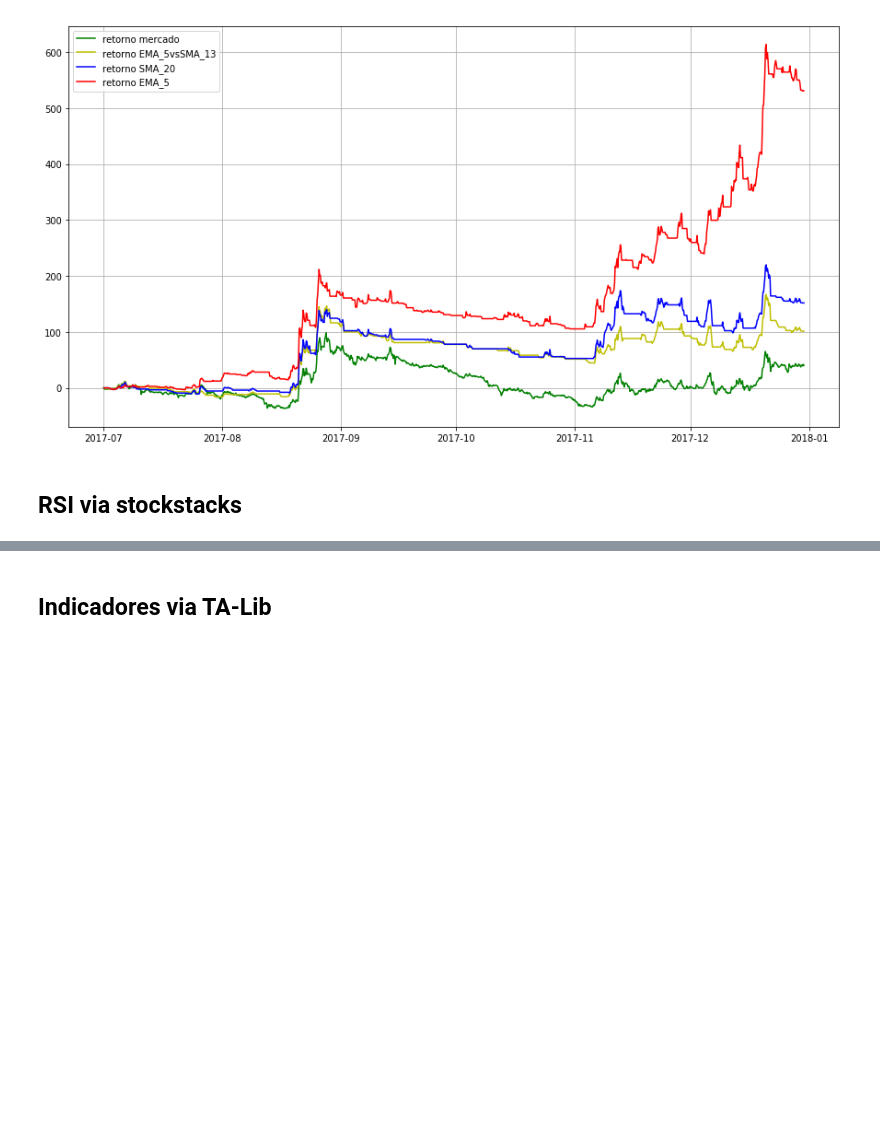
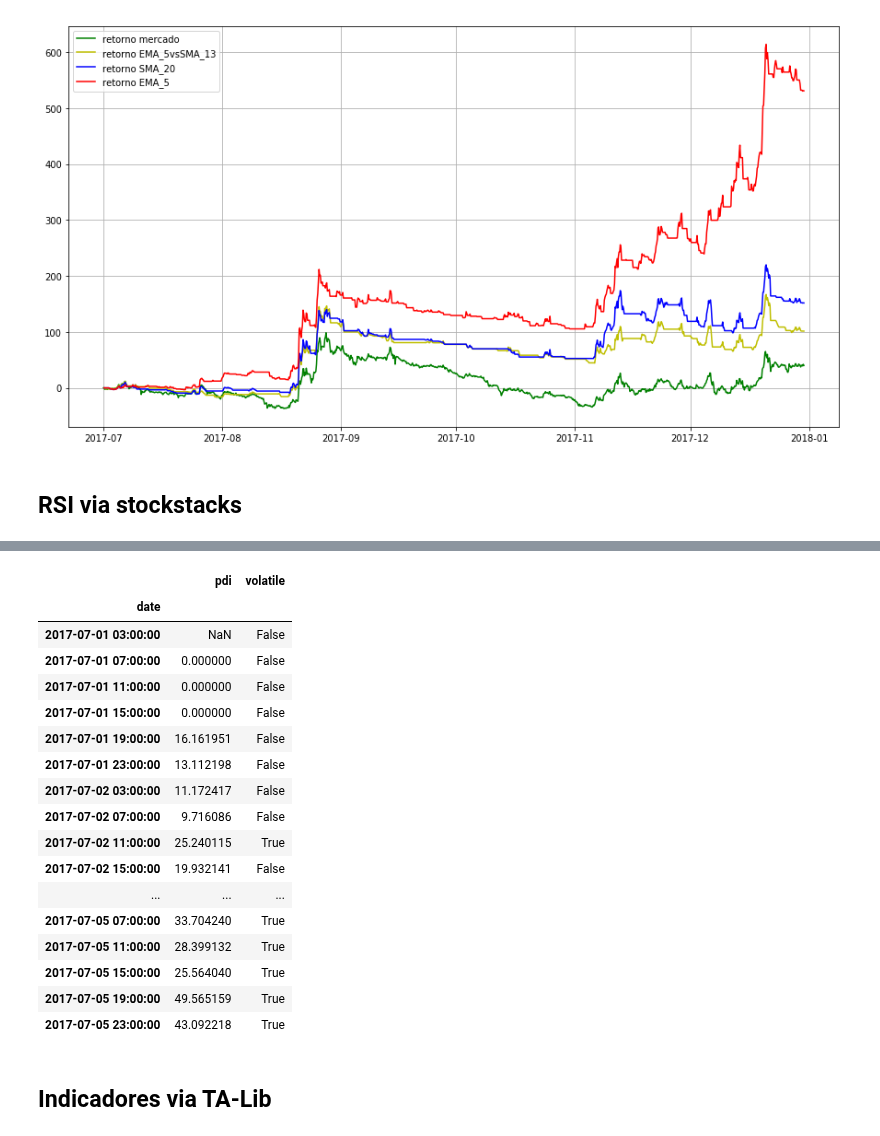
Before and after one commit to ADCryptoSolutions/adcb, a Jupyter notebook: ML strategy.ipynb, the cells around one changed output, grey strips where cells are left out. Cells and saved outputs as stored; diff of their text form; code cells hidden in the pictures; blank space fills up the shorter version.

```diff
--- a/ML strategy.ipynb
+++ b/ML strategy.ipynb
@@ -99,3 +114,29 @@ stock["wr_14"];
+# %%
+c=20
+stock = StockDataFrame.retype(df.copy())
+volatile = stock["pdi"]>c
+
+stock["volatile"] = volatile
+stock[["pdi","volatile"]].head(30)
+# %% [output]
+|  | pdi | volatile |
+| date |  |  |
+| 2017-07-01 03:00:00 | NaN | False |
+| 2017-07-01 07:00:00 | 0.000000 | False |
+| 2017-07-01 11:00:00 | 0.000000 | False |
+| 2017-07-01 15:00:00 | 0.000000 | False |
+| 2017-07-01 19:00:00 | 16.161951 | False |
+| 2017-07-01 23:00:00 | 13.112198 | False |
+| 2017-07-02 03:00:00 | 11.172417 | False |
+| 2017-07-02 07:00:00 | 9.716086 | False |
+| 2017-07-02 11:00:00 | 25.240115 | True |
+| 2017-07-02 15:00:00 | 19.932141 | False |
+| ... | ... | ... |
+| 2017-07-05 07:00:00 | 33.704240 | True |
+| 2017-07-05 11:00:00 | 28.399132 | True |
+| 2017-07-05 15:00:00 | 25.564040 | True |
+| 2017-07-05 19:00:00 | 49.565159 | True |
+| 2017-07-05 23:00:00 | 43.092218 | True |
 # %%
 from peakdetect import peakdetect
 
```
Also changed, not shown: parts of 6 cells of this notebook, 10 other files.
